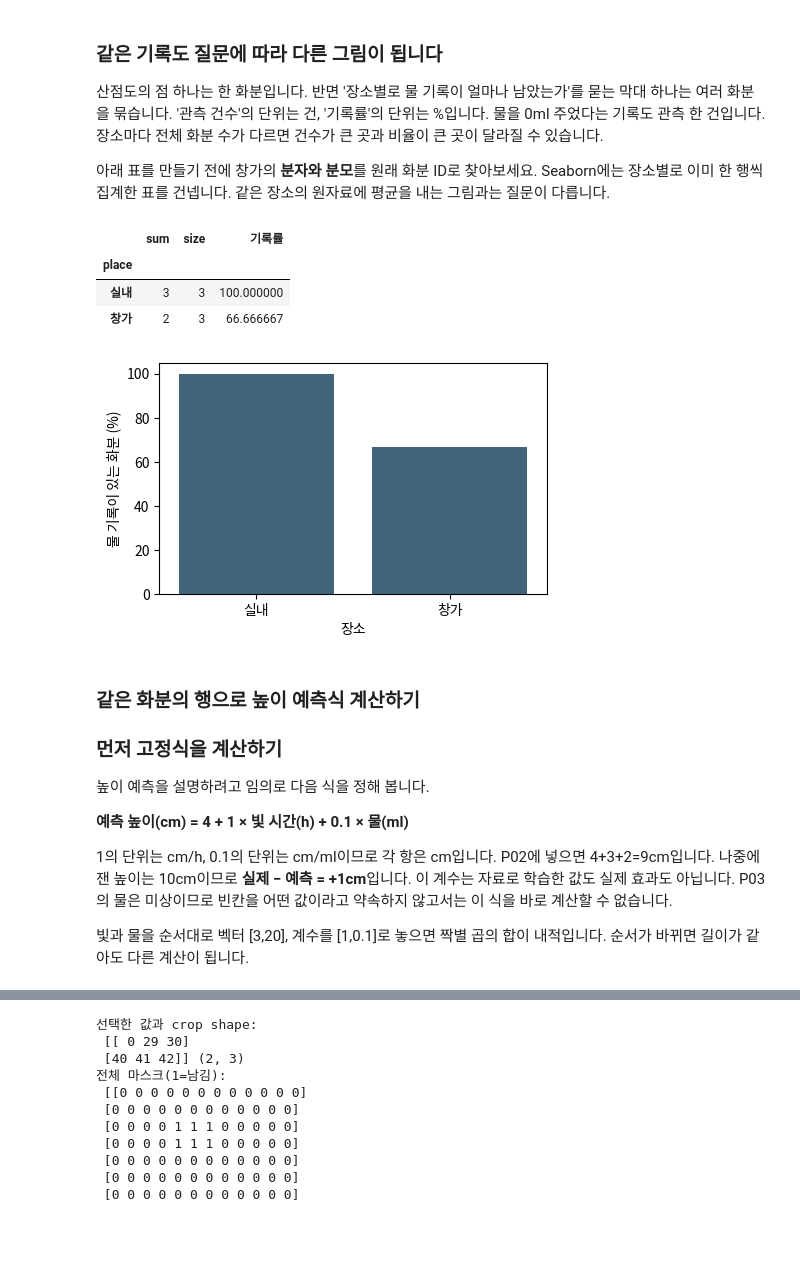
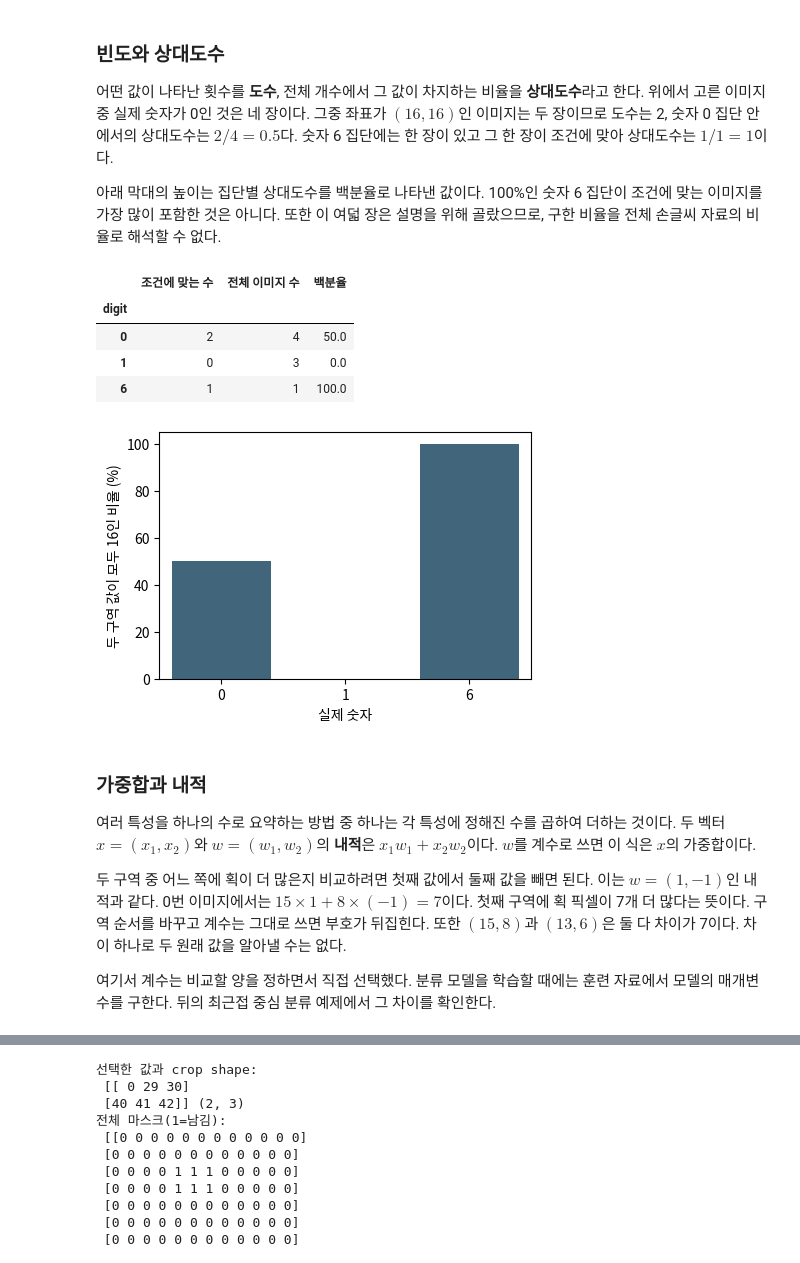
Before and after one commit to jlee-ax/AI-Olympiad, a Jupyter notebook: lessons/week01/week01_integrated.ipynb, the cells around one changed output, grey strips where cells are left out. Drawn from its saved outputs; the diff is of its cells as text; code cells hidden in the pictures; blank space fills up the shorter version.

```diff
--- a/lessons/week01/week01_integrated.ipynb
+++ b/lessons/week01/week01_integrated.ipynb
@@ -40,16 +25,15 @@ from io import StringIO
 import numpy as np
 import pandas as pd
 from IPython.display import display
+from sklearn.datasets import load_digits
 
-csv_text = '''pot_id,place,light_h,water_ml,height_cm
-P01,실내,2,0,8
-P02,실내,3,20,10
-P03,창가,5,,12
-P04,창가,6,40,14
-P05,실내,4,10,14
-P06,창가,7,50,18
-'''
-plants = pd.read_csv(StringIO(csv_text))
-display(plants)
-print("행과 열:", plants.shape, "/ 열 순서:", plants.columns.tolist())
+digits = load_digits(as_frame=True)
+feature_names = ["pixel_2_2", "pixel_4_2"]
+source_table = digits.data[feature_names].copy()
+source_table.index.name = "image_index"
+source_table["digit"] = digits.target
+example_indices = [0, 1, 10, 11, 20, 26, 48, 56]
+examples = source_table.loc[example_indices]
+display(examples.rename(columns={"digit": "실제 숫자"}))
+print("전체 특성 행렬의 크기:", digits.data.shape)
 # %% [output]
@@ -230,39 +225,35 @@ plt.show()
 # %% [markdown]
-### 같은 기록도 질문에 따라 다른 그림이 됩니다
+### 빈도와 상대도수
 
-산점도의 점 하나는 한 화분입니다. 반면 '장소별로 물 기록이 얼마나 남았는가'를 묻는 막대 하나는 여러 화분을 묶습니다. '관측 건수'의 단위는 건, '기록률'의 단위는 %입니다. 물을 0ml 주었다는 기록도 관측 한 건입니다. 장소마다 전체 화분 수가 다르면 건수가 큰 곳과 비율이 큰 곳이 달라질 수 있습니다.
+어떤 값이 나타난 횟수를 **도수**, 전체 개수에서 그 값이 차지하는 비율을 **상대도수**라고 한다. 위에서 고른 이미지 중 실제 숫자가 0인 것은 네 장이다. 그중 좌표가 $(16,16)$인 이미지는 두 장이므로 도수는 2, 숫자 0 집단 안에서의 상대도수는 $2/4=0.5$다. 숫자 6 집단에는 한 장이 있고 그 한 장이 조건에 맞아 상대도수는 $1/1=1$이다.
 
-아래 표를 만들기 전에 창가의 **분자와 분모**를 원래 화분 ID로 찾아보세요. Seaborn에는 장소별로 이미 한 행씩 집계한 표를 건넵니다. 같은 장소의 원자료에 평균을 내는 그림과는 질문이 다릅니다.
+아래 막대의 높이는 집단별 상대도수를 백분율로 나타낸 값이다. 100%인 숫자 6 집단이 조건에 맞는 이미지를 가장 많이 포함한 것은 아니다. 또한 이 여덟 장은 설명을 위해 골랐으므로, 구한 비율을 전체 손글씨 자료의 비율로 해석할 수 없다.
 # %%
 import seaborn as sns
 
-water_summary = (plants.assign(recorded=plants["water_ml"].notna())
-                 .groupby("place", sort=False)["recorded"].agg(["sum", "size"]))
-water_summary["기록률"] = 100 * water_summary["sum"] / water_summary["size"]
-display(water_summary)
-
-fig, ax = plt.subplots(figsize=(5, 3))
-place_order = water_summary.index.tolist()
-sns.barplot(data=water_summary.reset_index(), x="place", y="기록률",
-            order=place_order, color="#376985", ax=ax)
-ax.set(xlabel="장소", ylabel="물 기록이 있는 화분 (%)", ylim=(0, 105))
+both_full = examples[feature_names].eq(16).all(axis=1)
+summary = both_full.groupby(examples["digit"]).agg(["sum", "size"])
+summary.columns = ["조건에 맞는 수", "전체 이미지 수"]
+summary["백분율"] = 100 * summary["조건에 맞는 수"] / summary["전체 이미지 수"]
+display(summary)
+fig, ax = plt.subplots(figsize=(4.8, 3.2))
+sns.barplot(data=summary.reset_index(), x="digit", y="백분율", color="#376985", ax=ax)
+ax.set(xlabel="실제 숫자", ylabel="두 구역 값이 모두 16인 비율 (%)", ylim=(0, 105))
 plt.show()
+assert summary["조건에 맞는 수"].tolist() == [2, 0, 1]
 # %% [output]
-|  | sum | size | 기록률 |
-| place |  |  |  |
-| 실내 | 3 | 3 | 100.000000 |
-| 창가 | 2 | 3 | 66.666667 |
+|  | 조건에 맞는 수 | 전체 이미지 수 | 백분율 |
+| digit |  |  |  |
+| 0 | 2 | 4 | 50.0 |
+| 1 | 0 | 3 | 0.0 |
+| 6 | 1 | 1 | 100.0 |
-[figure, old version]
+[figure, new version]
 # %% [markdown]
-### 같은 화분의 행으로 높이 예측식 계산하기
+### 가중합과 내적
 
-### 먼저 고정식을 계산하기
+여러 특성을 하나의 수로 요약하는 방법 중 하나는 각 특성에 정해진 수를 곱하여 더하는 것이다. 두 벡터 $x=(x_1,x_2)$와 $w=(w_1,w_2)$의 **내적**은 $x_1w_1+x_2w_2$이다. $w$를 계수로 쓰면 이 식은 $x$의 가중합이다.
 
-높이 예측을 설명하려고 임의로 다음 식을 정해 봅니다.
+두 구역 중 어느 쪽에 획이 더 많은지 비교하려면 첫째 값에서 둘째 값을 빼면 된다. 이는 $w=(1,-1)$인 내적과 같다. 0번 이미지에서는 $15\times1+8\times(-1)=7$이다. 첫째 구역에 획 픽셀이 7개 더 많다는 뜻이다. 구역 순서를 바꾸고 계수는 그대로 쓰면 부호가 뒤집힌다. 또한 $(15,8)$과 $(13,6)$은 둘 다 차이가 7이다. 차이 하나로 두 원래 값을 알아낼 수는 없다.
 
-**예측 높이(cm) = 4 + 1 × 빛 시간(h) + 0.1 × 물(ml)**
-
-1의 단위는 cm/h, 0.1의 단위는 cm/ml이므로 각 항은 cm입니다. P02에 넣으면 4+3+2=9cm입니다. 나중에 잰 높이는 10cm이므로 **실제 − 예측 = +1cm**입니다. 이 계수는 자료로 학습한 값도 실제 효과도 아닙니다. P03의 물은 미상이므로 빈칸을 어떤 값이라고 약속하지 않고서는 이 식을 바로 계산할 수 없습니다.
-
-빛과 물을 순서대로 벡터 [3,20], 계수를 [1,0.1]로 놓으면 짝별 곱의 합이 내적입니다. 순서가 바뀌면 길이가 같아도 다른 계산이 됩니다.
+여기서 계수는 비교할 양을 정하면서 직접 선택했다. 분류 모델을 학습할 때에는 훈련 자료에서 모델의 매개변수를 구한다. 뒤의 최근접 중심 분류 예제에서 그 차이를 확인한다.
 # %%
```
Also changed, not shown: parts of 53 cells of this notebook, 34 other files.
